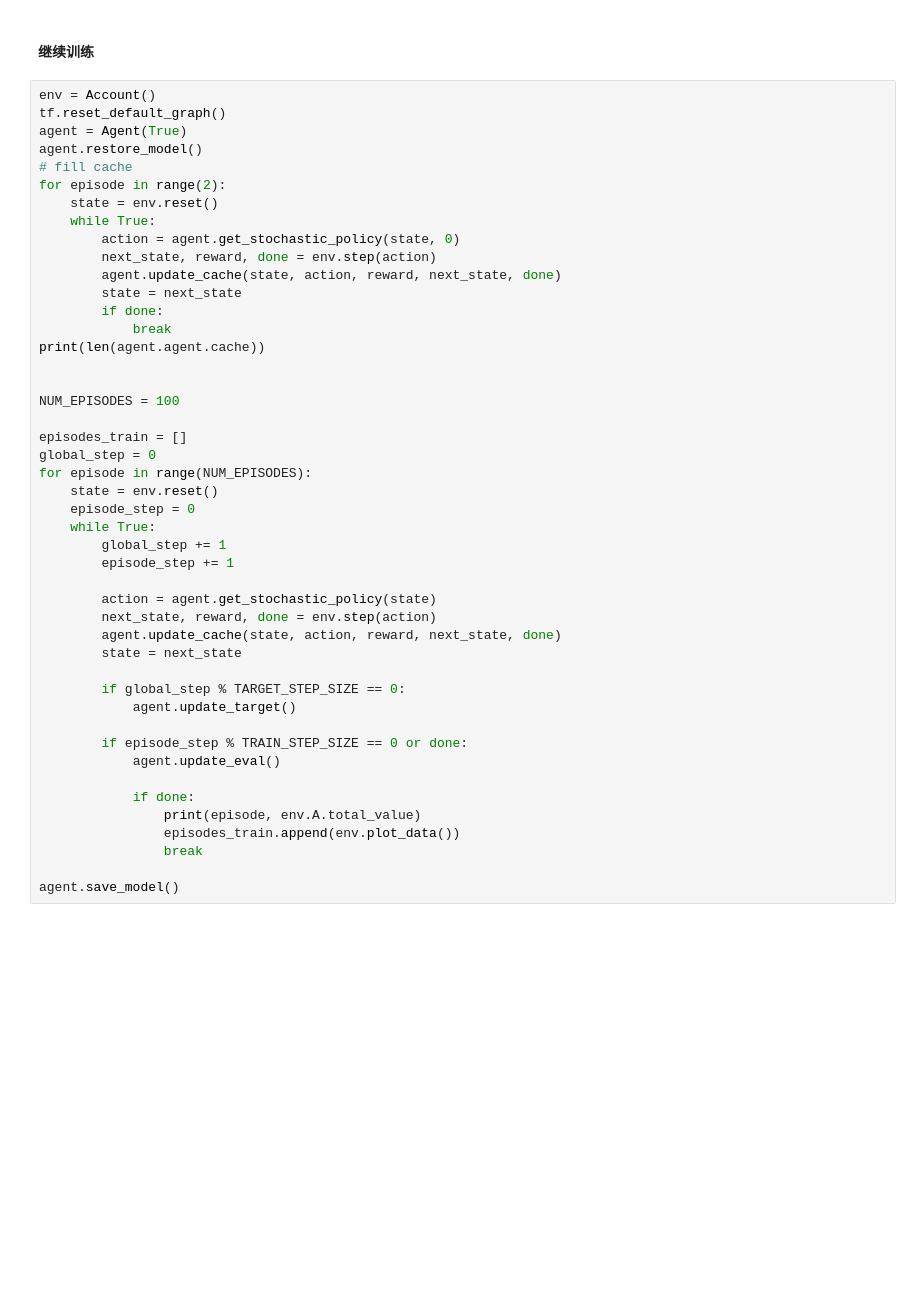
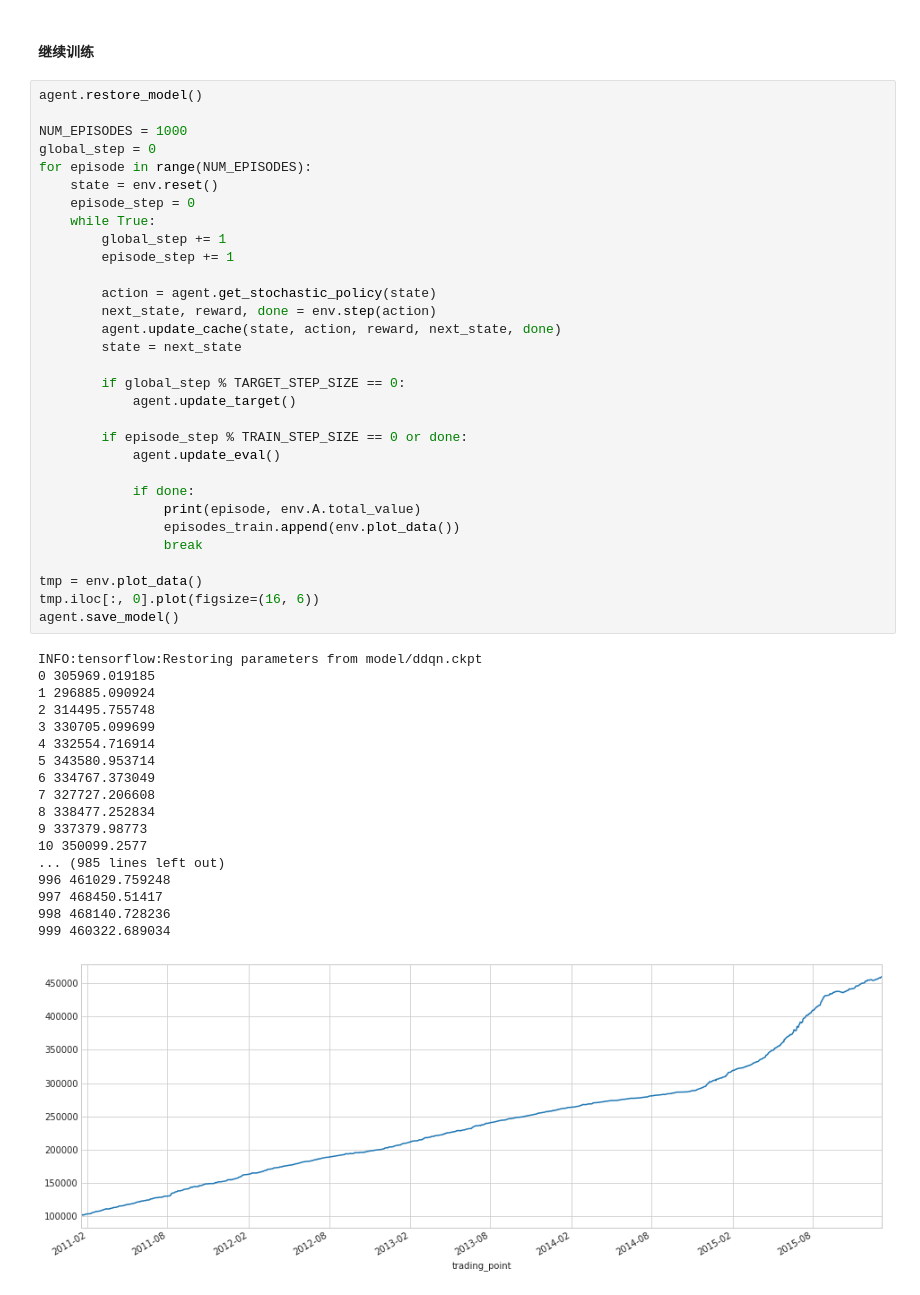
Before and after one commit to AlphaSmartDog/DeepLearningNotes, a Jupyter notebook: Note-5 DQN与HS300指数择时/D3QN_Scale/train_and_test.ipynb, the cells around one changed output. Cells and saved outputs as stored; diff of their text form; blank space fills up the shorter version.

```diff
--- a/Note-5 DQN与HS300指数择时/D3QN_Scale/train_and_test.ipynb
+++ b/Note-5 DQN与HS300指数择时/D3QN_Scale/train_and_test.ipynb
@@ -99,49 +103,53 @@ print("胜率:", ratio)
 # %% [markdown]
 #### 继续训练
 # %%
-env = Account()
-tf.reset_default_graph()
-agent = Agent(True)
 agent.restore_model()
-# fill cache
-for episode in range(2):
-    state = env.reset()
-    while True:
-        action = agent.get_stochastic_policy(state, 0)
-        next_state, reward, done = env.step(action)
-        agent.update_cache(state, action, reward, next_state, done)
-        state = next_state
-        if done:
-            break
-print(len(agent.agent.cache))
 
-
-NUM_EPISODES = 100
-
-episodes_train = []
+NUM_EPISODES = 1000
 global_step = 0
 for episode in range(NUM_EPISODES):
     state = env.reset()
     episode_step = 0
     while True:
         global_step += 1
         episode_step += 1
 
         action = agent.get_stochastic_policy(state)
         next_state, reward, done = env.step(action)
         agent.update_cache(state, action, reward, next_state, done)
         state = next_state
 
         if global_step % TARGET_STEP_SIZE == 0:
             agent.update_target()
 
         if episode_step % TRAIN_STEP_SIZE == 0 or done:
             agent.update_eval()
 
             if done:
                 print(episode, env.A.total_value)
                 episodes_train.append(env.plot_data())
                 break
 
+tmp = env.plot_data()
+tmp.iloc[:, 0].plot(figsize=(16, 6))
 agent.save_model()
+# %% [output]
+INFO:tensorflow:Restoring parameters from model/ddqn.ckpt
+0 305969.019185
+1 296885.090924
+2 314495.755748
+3 330705.099699
+4 332554.716914
+5 343580.953714
+6 334767.373049
+7 327727.206608
+8 338477.252834
+9 337379.98773
+10 350099.2577
+... (985 lines left out)
+996 461029.759248
+997 468450.51417
+998 468140.728236
+999 460322.689034
+[figure, added]
 # %%
```
Also changed, not shown: parts of 14 cells of this notebook, 38 other files.
